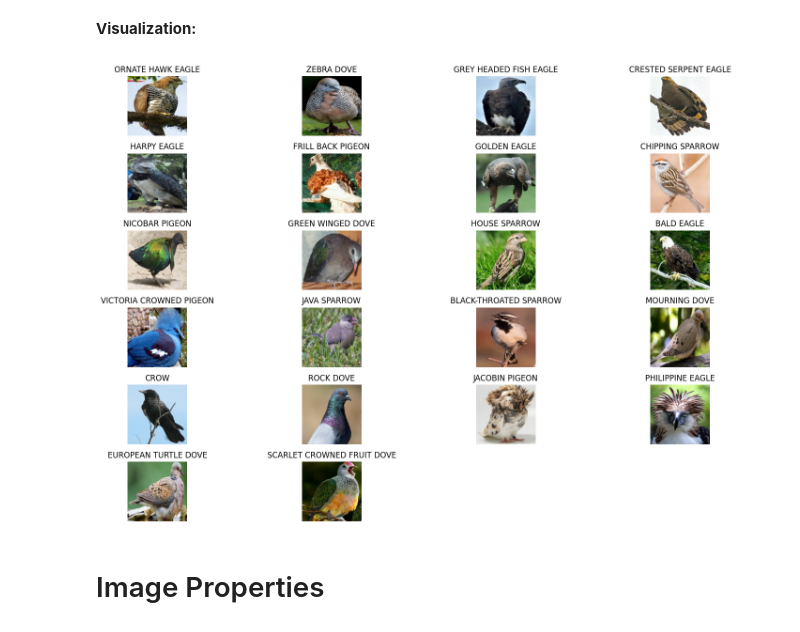
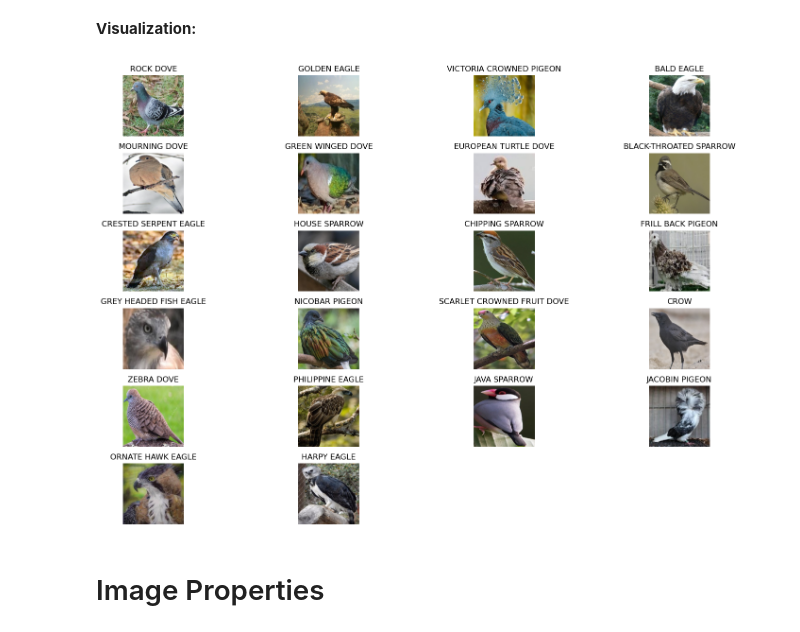
Before and after one commit to David-Thapa/Multi-Classification-of-Bird-Species, a Jupyter notebook: notebooks/identification_of_bird_species.ipynb, the cells around one changed output. Drawn from its saved outputs; the diff is of its cells as text; code cells hidden in the pictures.

```diff
--- a/notebooks/identification_of_bird_species.ipynb
+++ b/notebooks/identification_of_bird_species.ipynb
@@ -118,38 +127,38 @@ This dataset is a subcategory of main dataset. Since, this dataset is made accor
 # %% [markdown]
 **Visualization:**
 # %%
-folders = [f.path for f in os.scandir('/content/dataset/train') if f.is_dir()]
+folders = [f.path for f in os.scandir('../artifacts/dataset/train') if f.is_dir()]
 
 # Determine the number of rows and columns for subplots
 num_rows = 6
 num_cols = 4
 
 # Create subplots with larger figure size
 fig, ax = plt.subplots(nrows=num_rows, ncols=num_cols, figsize=(15, 10))
 
 # Flatten the axes for easy iteration
 ax = ax.flatten()
 
 for i, folder in enumerate(folders):
     # Get a list of image files within the folder
     image_files = [f.path for f in os.scandir(folder) if f.is_file() and f.name.endswith(('.jpg', '.jpeg', '.png'))]
 
     # Take the first image from the folder
     if image_files:
         img_path = image_files[0]  # Take the first image
         img = image.load_img(img_path, target_size=(400, 400))  # Load and resize the image
         ax[i].imshow(img)  # Display the image
         ax[i].set_title(os.path.basename(folder))  # Set the title as the folder name
         ax[i].axis('off')  # Turn off axis labels
 
 # Hide any remaining empty subplots
 for j in range(len(folders), num_rows * num_cols):
     ax[j].axis('off')
 
 plt.tight_layout()  # Adjust layout
 plt.show()  # Show the plot
 # %% [output]
-[figure, old version]
+[figure, new version]
 # %% [markdown]
 # Image Properties
 # %%
```
Also changed, not shown: parts of 22 cells of this notebook, 18 other files.
